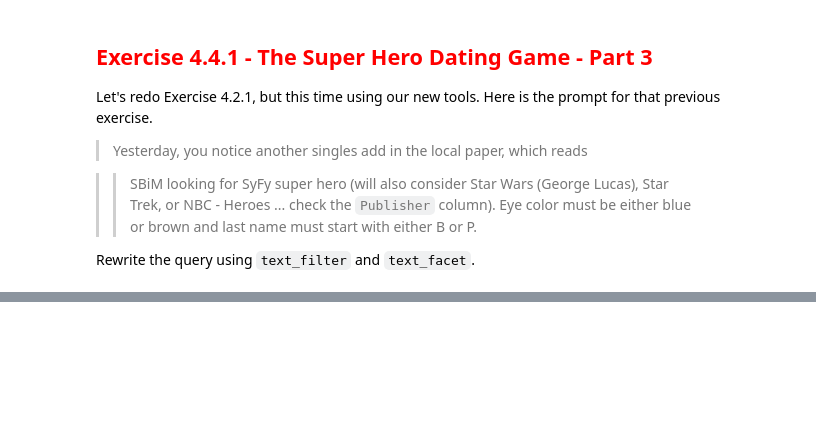
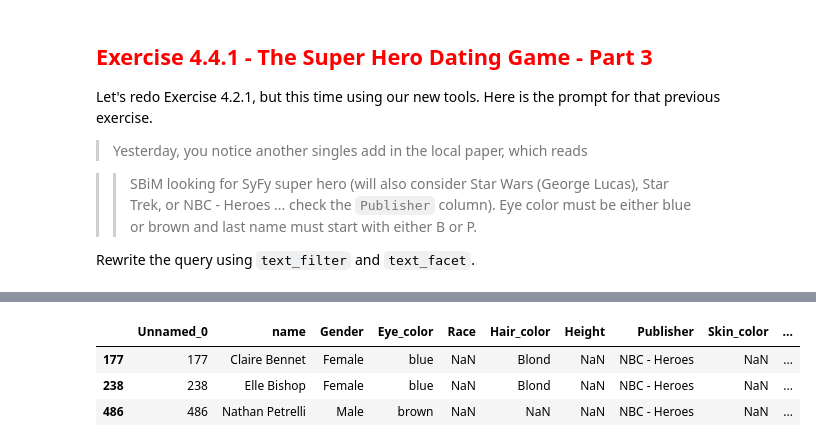
Before and after one commit to mclellanw00/module4_common_filter_operations, a Jupyter notebook: 4_4_OpenRefine_like_filters_and_facets.ipynb, the cells around one changed output, grey strips where cells are left out. Saved outputs shown, nothing was run; the diff lists cells and outputs as text; code cells hidden in the pictures; blank space fills up the shorter version.

```diff
--- a/4_4_OpenRefine_like_filters_and_facets.ipynb
+++ b/4_4_OpenRefine_like_filters_and_facets.ipynb
@@ -194,0 +209,12 @@ heroes.head()
+# %%
+# Your code here
+(heroes
+ >> filter_by(text_facet(X.Publisher, 'Star Wars','George Lucas','Star Trek', 'NBC - Heroes', 'SyFy'))
+ >> filter_by(text_facet(X.Eye_color, 'blue', 'brown'))
+ >> filter_by(text_filter(X.name, "\sB|\sP", regex = True))
+)
+# %% [output]
+|  | Unnamed_0 | name | Gender | Eye_color | Race | Hair_color | Height | Publisher | Skin_color | ... |
+| 177 | 177 | Claire Bennet | Female | blue | NaN | Blond | NaN | NBC - Heroes | NaN | ... |
+| 238 | 238 | Elle Bishop | Female | blue | NaN | Blond | NaN | NBC - Heroes | NaN | ... |
+| 486 | 486 | Nathan Petrelli | Male | brown | NaN | NaN | NaN | NBC - Heroes | NaN | ... |
```
Also changed, not shown: parts of 3 cells of this notebook.
